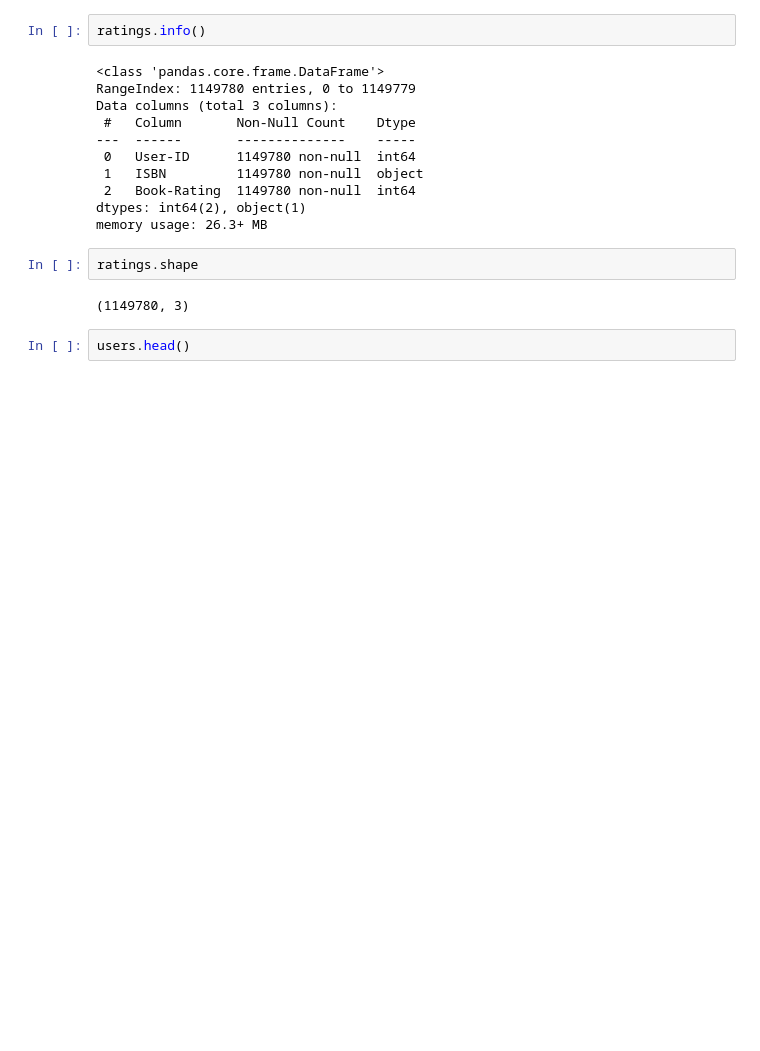
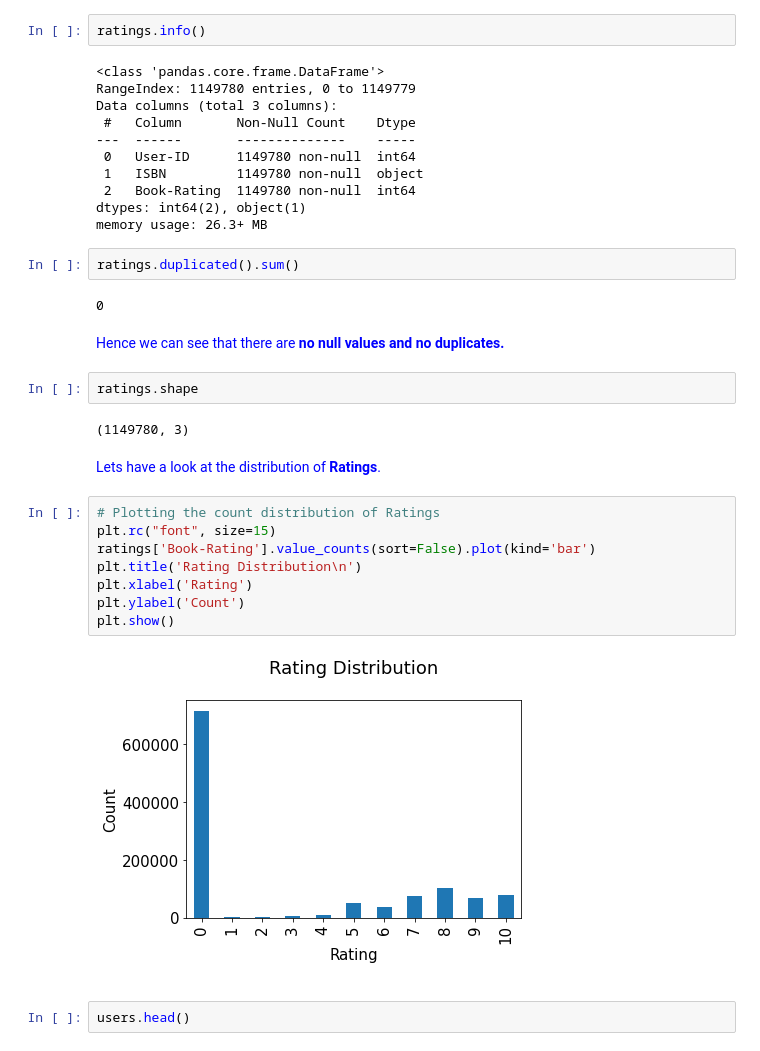
Before and after one commit to rohanroney/Book-Recommendation-System, a Jupyter notebook: Book_Recommendation_System.ipynb, the cells around one changed output. Cells and saved outputs as stored; diff of their text form; blank space fills up the shorter version.

```diff
--- a/Book_Recommendation_System.ipynb
+++ b/Book_Recommendation_System.ipynb
@@ -88,10 +299,30 @@ Data columns (total 3 columns):
  2   Book-Rating  1149780 non-null  int64
 dtypes: int64(2), object(1)
 memory usage: 26.3+ MB
+# %%
+ratings.duplicated().sum()
+# %% [output]
+0
+# %% [markdown]
+<font color='blue'> Hence we can see that there are <b>no null values and no duplicates.
 # %%
 ratings.shape
 # %% [output]
 (1149780, 3)
+# %% [markdown]
+<font color='blue'> Lets have a look at the distribution of <b>Ratings</b>.
+# %%
+# Plotting the count distribution of Ratings
+plt.rc("font", size=15)
+ratings['Book-Rating'].value_counts(sort=False).plot(kind='bar')
+plt.title('Rating Distribution\n')
+plt.xlabel('Rating')
+plt.ylabel('Count')
+plt.show()
+# %% [output]
+[figure, added]
+# %% [markdown]
+<font color='blue'>
 # %%
 users.head()
 # %% [output]
```
Also changed, not shown: parts of 42 cells of this notebook.
